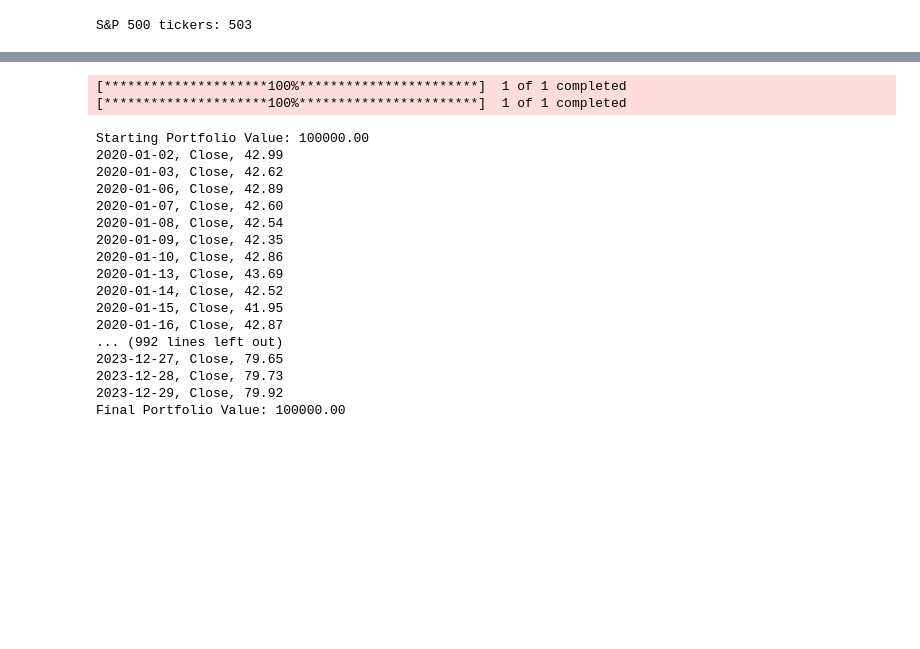
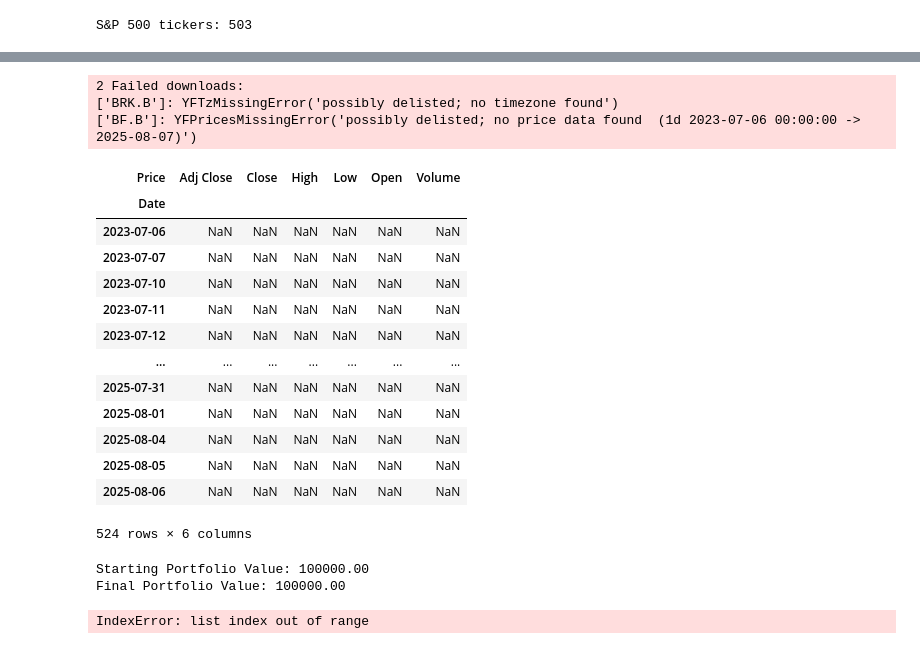
Before and after one commit to sminer3/finance, a Jupyter notebook: backtrader.ipynb, the cells around one changed output, grey strips where cells are left out. Drawn from its saved outputs; the diff is of its cells as text; code cells hidden in the pictures; blank space fills up the shorter version.

```diff
--- a/backtrader.ipynb
+++ b/backtrader.ipynb
@@ -188,0 +608,21 @@ def run_backtest(sp500_tickers, start_date='2020-01-01', end_date='2023-12-31'):
+# %%
+# all_stock_data = yf.download(sp500_tickers, start=datetime(2024, 5, 1) - timedelta(days=300), progress=False)
+all_stock_data.xs('BRK.B', axis=1, level=1)
+# %% [output]
+2 Failed downloads:
+['BRK.B']: YFTzMissingError('possibly delisted; no timezone found')
+['BF.B']: YFPricesMissingError('possibly delisted; no price data found  (1d 2023-07-06 00:00:00 -> 2025-08-07)')
+| Price | Adj Close | Close | High | Low | Open | Volume |
+| Date |  |  |  |  |  |  |
+| 2023-07-06 | NaN | NaN | NaN | NaN | NaN | NaN |
+| 2023-07-07 | NaN | NaN | NaN | NaN | NaN | NaN |
+| 2023-07-10 | NaN | NaN | NaN | NaN | NaN | NaN |
+| 2023-07-11 | NaN | NaN | NaN | NaN | NaN | NaN |
+| 2023-07-12 | NaN | NaN | NaN | NaN | NaN | NaN |
+| ... | ... | ... | ... | ... | ... | ... |
+| 2025-07-31 | NaN | NaN | NaN | NaN | NaN | NaN |
+| 2025-08-01 | NaN | NaN | NaN | NaN | NaN | NaN |
+| 2025-08-04 | NaN | NaN | NaN | NaN | NaN | NaN |
+| 2025-08-05 | NaN | NaN | NaN | NaN | NaN | NaN |
+| 2025-08-06 | NaN | NaN | NaN | NaN | NaN | NaN |
+524 rows × 6 columns
@@ -189,22 +634,5 @@ def run_backtest(sp500_tickers, start_date='2020-01-01', end_date='2023-12-31'):
 # %%
-run_backtest(sp500_tickers)
 # %% [output]
-[*********************100%***********************]  1 of 1 completed
-[*********************100%***********************]  1 of 1 completed
+Starting Portfolio Value: 100000.00
+Final Portfolio Value: 100000.00
-Starting Portfolio Value: 100000.00
-2020-01-02, Close, 42.99
-2020-01-03, Close, 42.62
-2020-01-06, Close, 42.89
-2020-01-07, Close, 42.60
-2020-01-08, Close, 42.54
-2020-01-09, Close, 42.35
-2020-01-10, Close, 42.86
-2020-01-13, Close, 43.69
-2020-01-14, Close, 42.52
-2020-01-15, Close, 41.95
-2020-01-16, Close, 42.87
-... (992 lines left out)
-2023-12-27, Close, 79.65
-2023-12-28, Close, 79.73
-2023-12-29, Close, 79.92
-Final Portfolio Value: 100000.00
+IndexError: list index out of range
```
Also changed, not shown: parts of 19 cells of this notebook, 1 other file.
